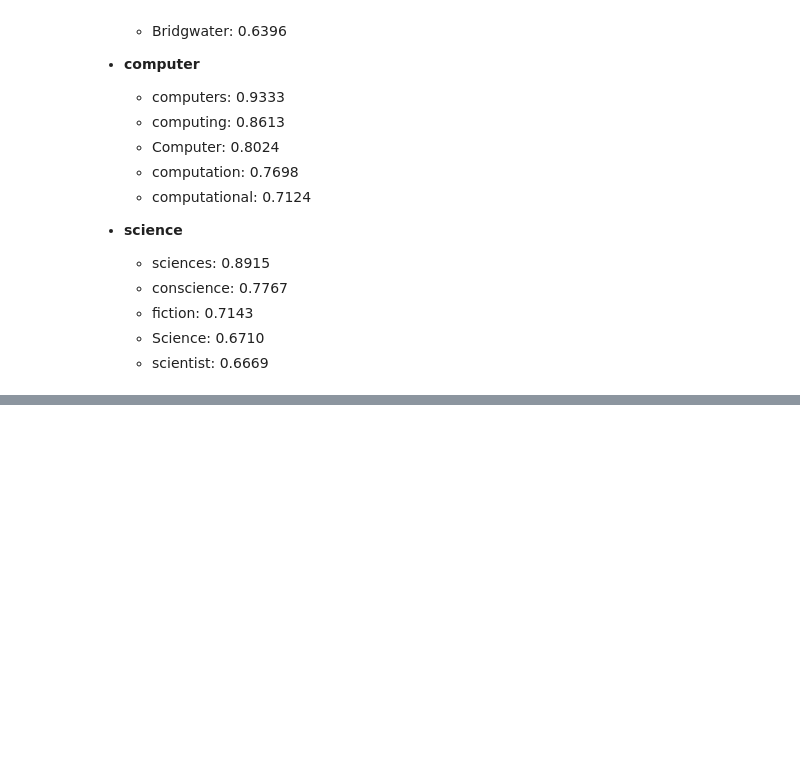
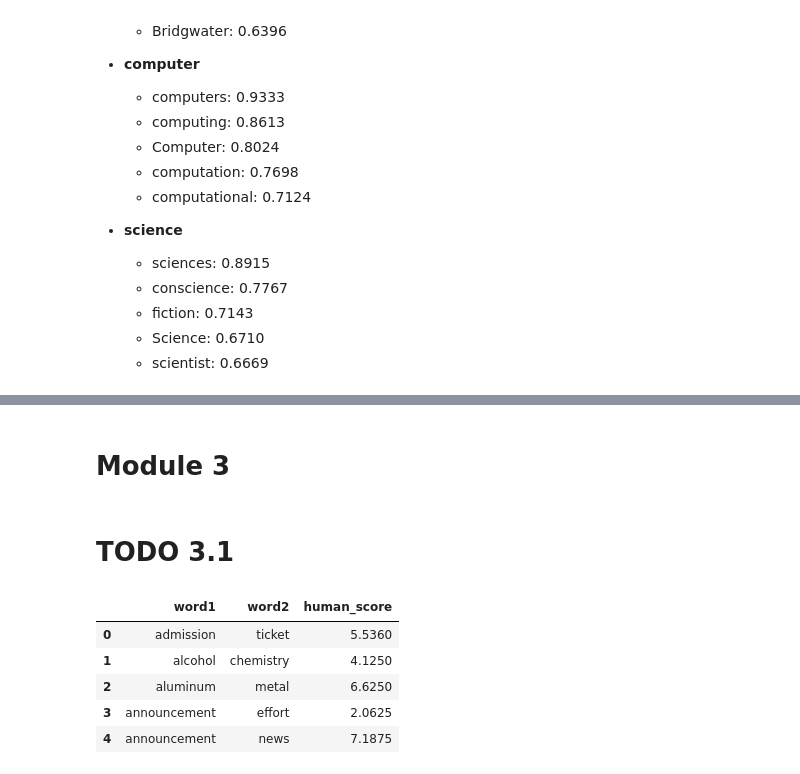
Before and after one commit to almastelek/NLP, a Jupyter notebook: HW2/hw2.ipynb, the cells around one changed output, grey strips where cells are left out. Cells and saved outputs as stored; diff of their text form; code cells hidden in the pictures; blank space fills up the shorter version.

```diff
--- a/HW2/hw2.ipynb
+++ b/HW2/hw2.ipynb
@@ -546,0 +559,25 @@ The learning rate produced the biggest difference. At `lr=0.01`, many neighbors
+# %% [markdown]
+# Module 3
+# %% [markdown]
+# TODO 3.1
+# %%
+import pandas as pd
+
+def load_wordsim353(filepath):
+    df = pd.read_csv(filepath)
+
+    df.columns = ["word1", "word2", "human_score"]
+
+    return df
+
+url = "https://raw.githubusercontent.com/kliegr/word_similarity_relatedness_datasets/refs/heads/master/wordsim353crowd.csv"
+
+wordsim_df = load_wordsim353(url)
+wordsim_df.head()
+# %% [output]
+|  | word1 | word2 | human_score |
+| 0 | admission | ticket | 5.5360 |
+| 1 | alcohol | chemistry | 4.1250 |
+| 2 | aluminum | metal | 6.6250 |
+| 3 | announcement | effort | 2.0625 |
+| 4 | announcement | news | 7.1875 |
```
Also changed, not shown: parts of 4 cells of this notebook.
